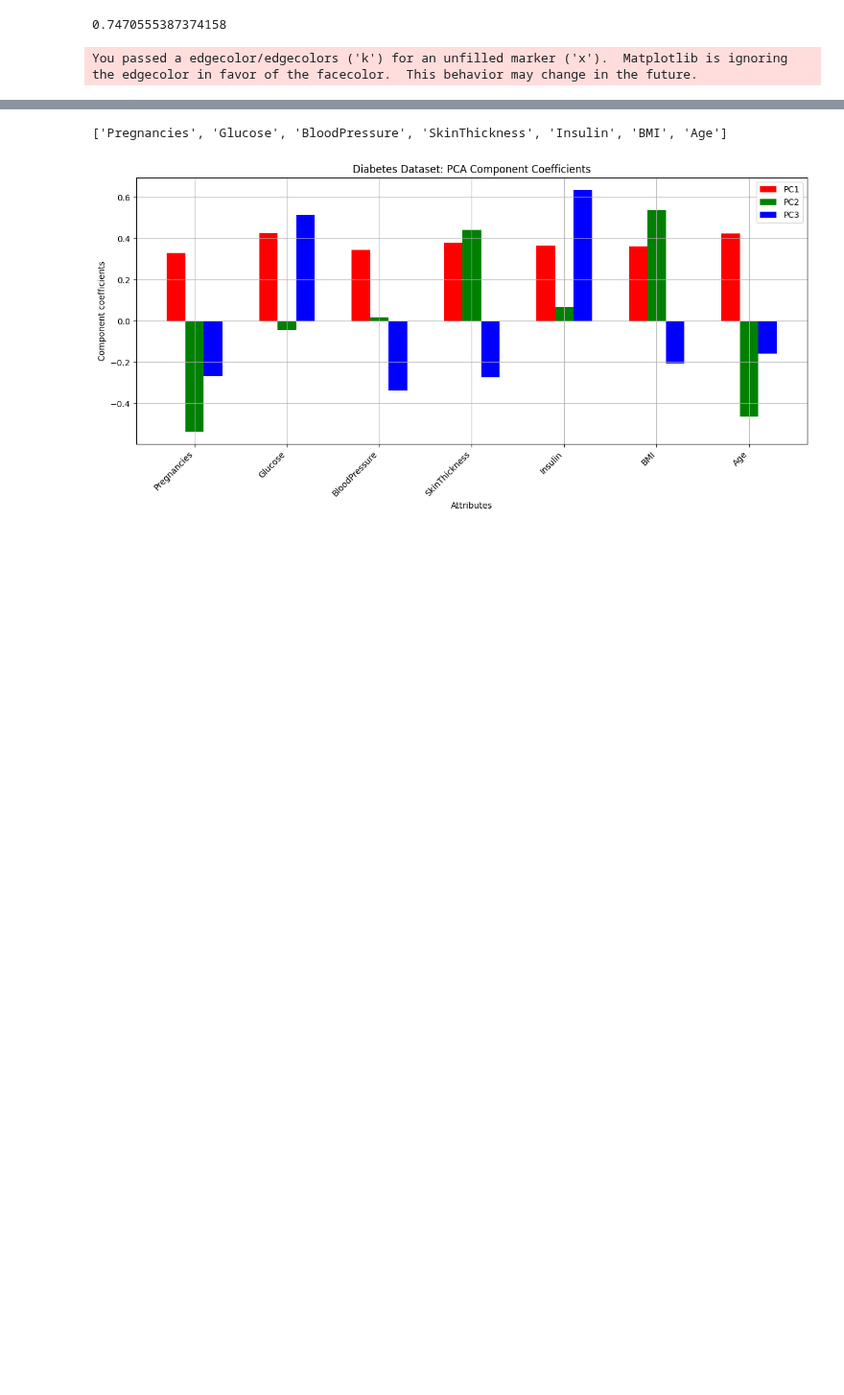
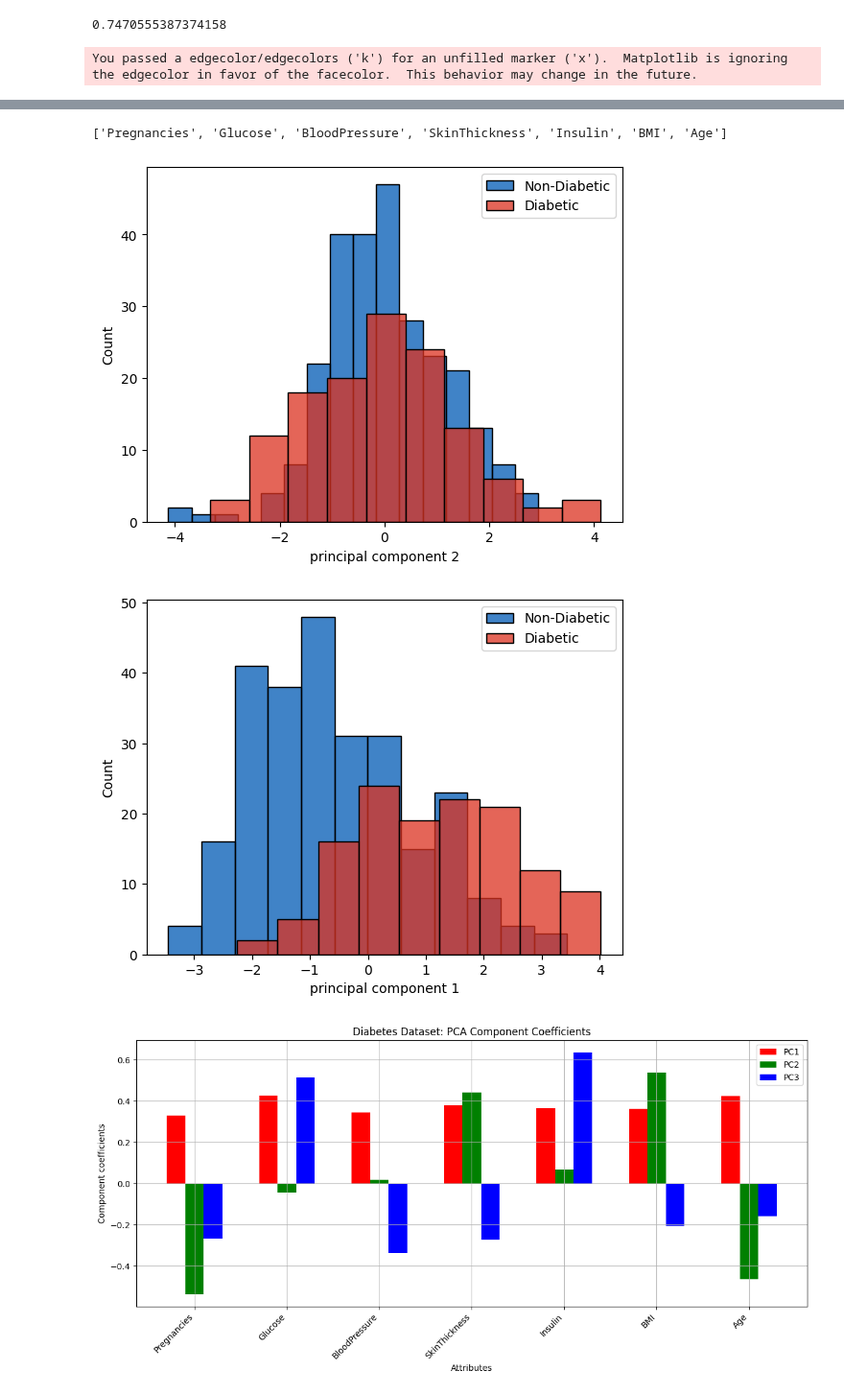
Before and after one commit to NicholasBorch/ML-02450project1, a Jupyter notebook: Data_analysis_diabetes.ipynb, the cells around one changed output, grey strips where cells are left out. Shown at 96% size. Cells and saved outputs as stored; diff of their text form; code cells hidden in the pictures; blank space fills up the shorter version.

Commit message:
plots langs components

```diff
--- a/Data_analysis_diabetes.ipynb
+++ b/Data_analysis_diabetes.ipynb
@@ -166,24 +166,38 @@ sum(pca.explained_variance_ratio_[:3])
 # %%
 plt.figure(figsize=(8, 6))
 
 for outcome, color in zip([0, 1], ["#005AB5","#DC3220"]):
     indicesToKeep = new_df['Outcome'] == outcome
     plt.scatter(principalDf.loc[indicesToKeep, 'principal component 1'],
                 principalDf.loc[indicesToKeep, 'principal component 2'],
                 c=color, edgecolor='k', alpha=0.7, s=50, marker='x',
                 label=('Non-Diabetic' if outcome == 0 else 'Diabetic'))
 
 plt.xlabel('Principal Component 1')
 plt.ylabel('Principal Component 2')
 plt.title('PCA of Diabetes Dataset')
 plt.grid(True)
 plt.legend()
 plt.show()
 print(features)
+
+plt.figure()
+sns.histplot(principalDf.loc[new_df['Outcome'] == 0, 'principal component 2'], color="#005AB5", label='Non-Diabetic')
+sns.histplot(principalDf.loc[new_df['Outcome'] == 1, 'principal component 2'], color="#DC3220", label='Diabetic', legend=True)
+plt.legend()
+plt.show()
+plt.figure()
+
+sns.histplot(principalDf.loc[new_df['Outcome'] == 0, 'principal component 1'], color="#005AB5", label='Non-Diabetic')
+sns.histplot(principalDf.loc[new_df['Outcome'] == 1, 'principal component 1'], color="#DC3220", label='Diabetic', legend=True)
+plt.legend()
+plt.show()
 # %% [output]
 You passed a edgecolor/edgecolors ('k') for an unfilled marker ('x').  Matplotlib is ignoring the edgecolor in favor of the facecolor.  This behavior may change in the future.
 [figure]
 ['Pregnancies', 'Glucose', 'BloodPressure', 'SkinThickness', 'Insulin', 'BMI', 'Age']
+[figure, added]
+[figure, added]
 # %%
 Y = x - np.ones((x.shape[0], 1)) * x.mean(0)
 U, S, Vh = svd(Y, full_matrices=False)
```
